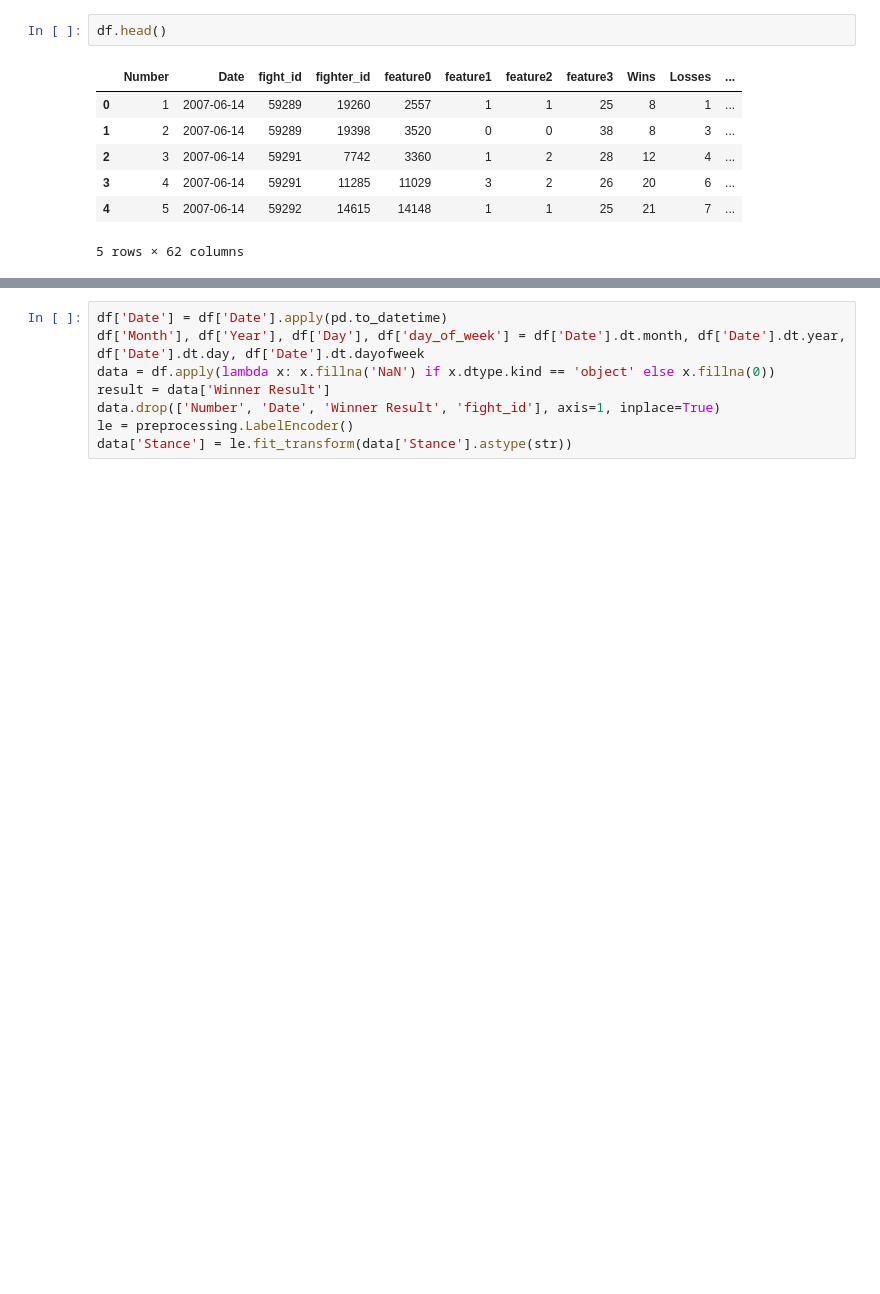
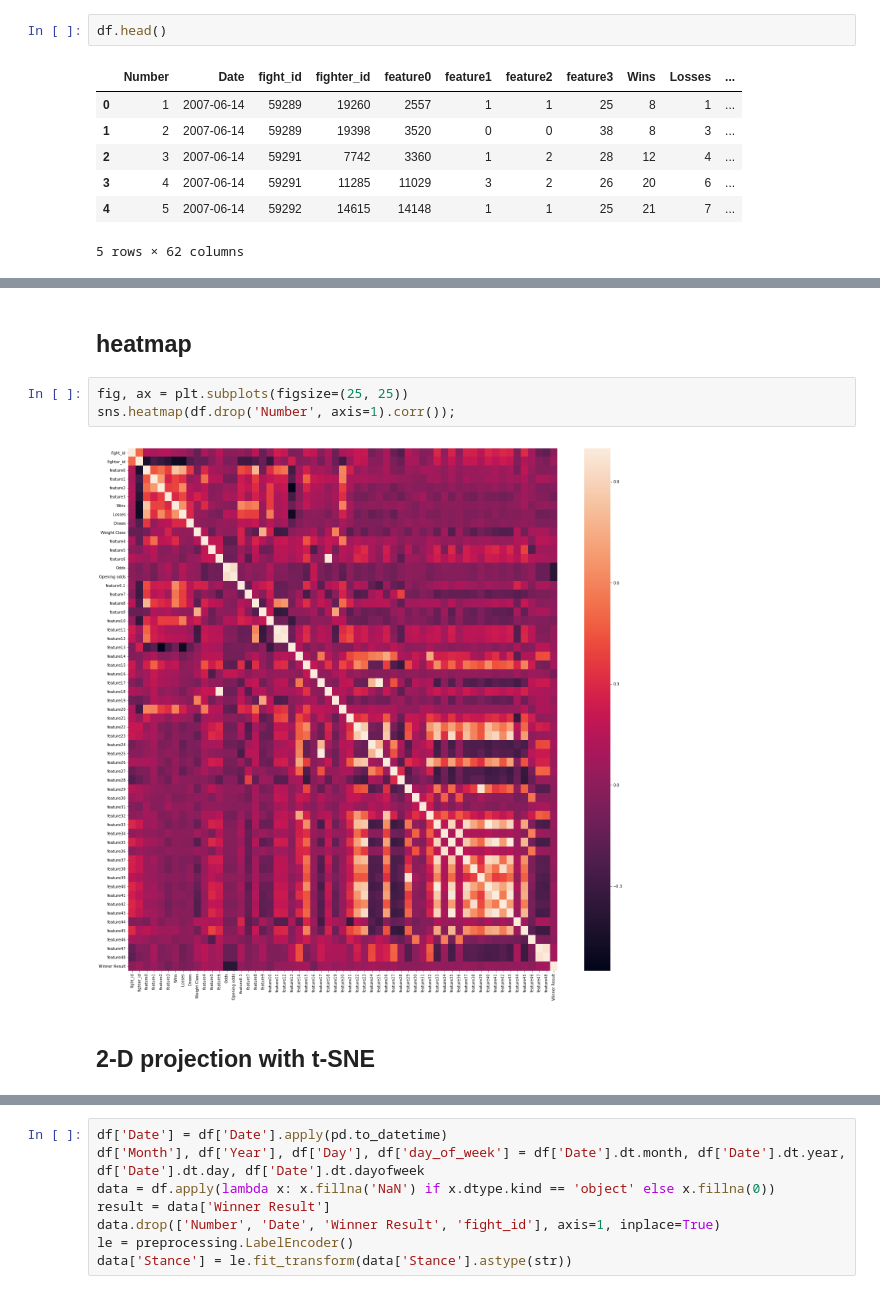
Before and after one commit to Aqice/Boxing-binary-classification-problem, a Jupyter notebook: Boxing.ipynb, the cells around one changed output, grey strips where cells are left out. Drawn from its saved outputs; the diff is of its cells as text; blank space fills up the shorter version.

```diff
--- a/Boxing.ipynb
+++ b/Boxing.ipynb
@@ -34,0 +61,9 @@ Let's split date on year and month
+# %% [markdown]
+## heatmap
+# %%
+fig, ax = plt.subplots(figsize=(25, 25))
+sns.heatmap(df.drop('Number', axis=1).corr());
+# %% [output]
+[figure, added]
+# %% [markdown]
+## 2-D projection with t-SNE
```
Also changed, not shown: parts of 45 cells of this notebook, 1 other file.
